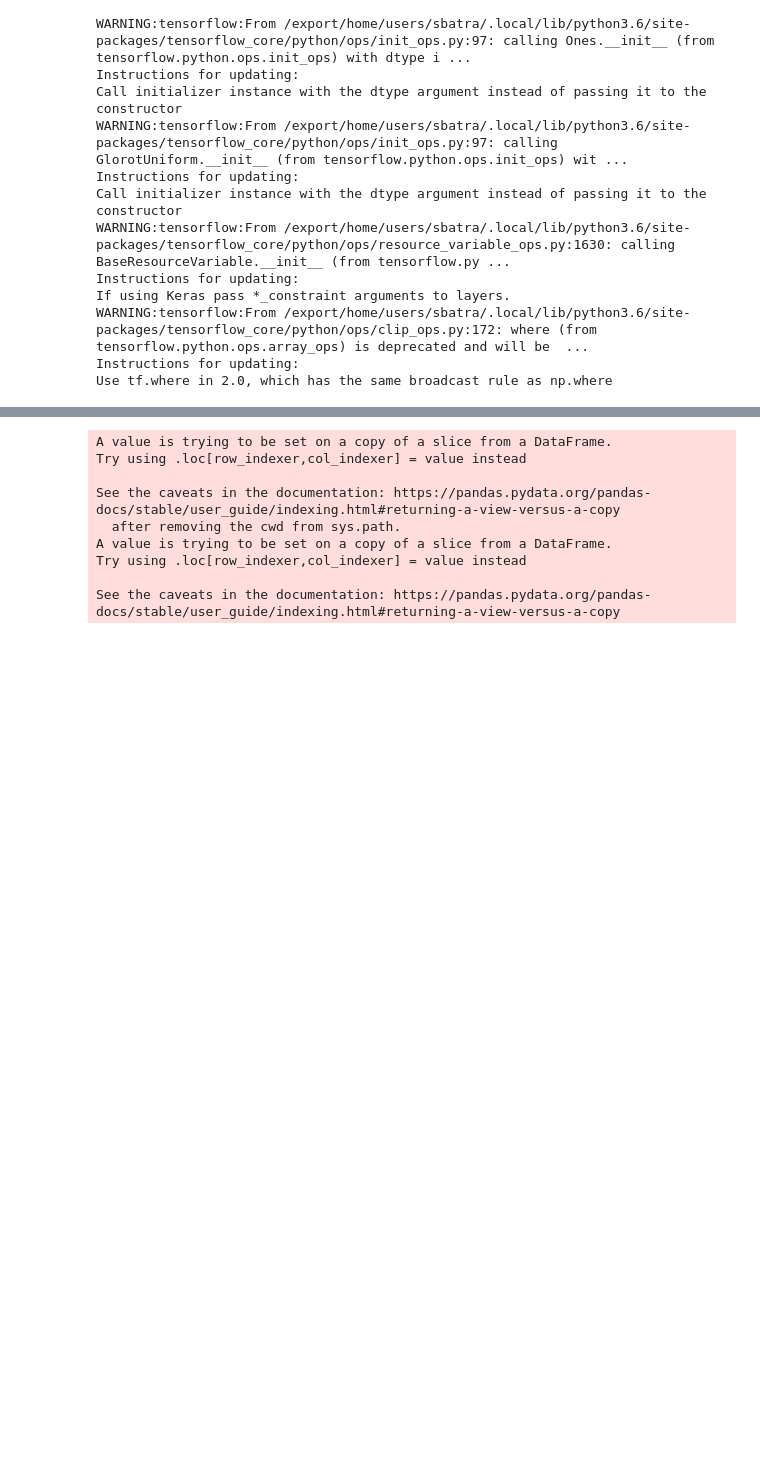
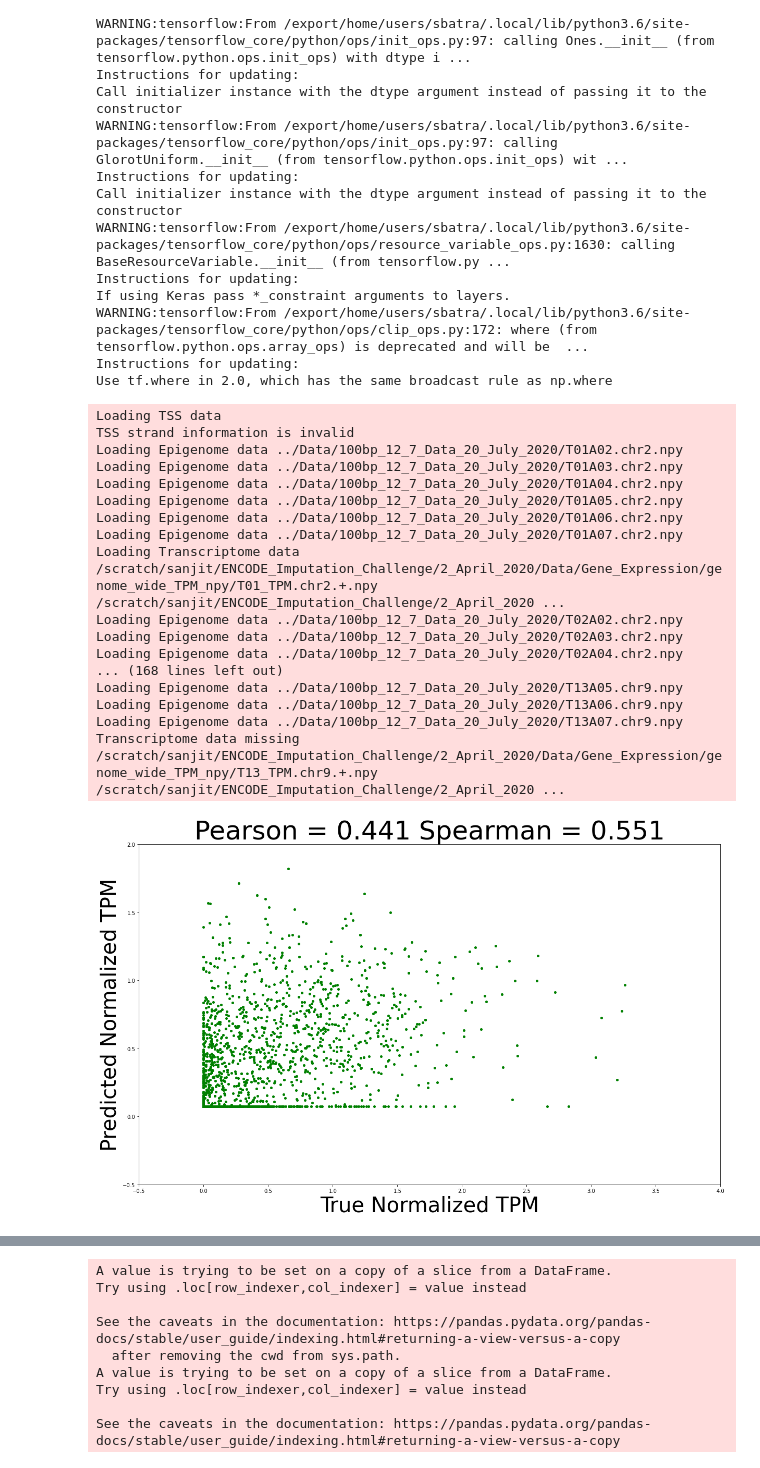
Before and after one commit to sanjitsbatra/deepENCODE, a Jupyter notebook: Test.ipynb, the cells around one changed output, grey strips where cells are left out. Saved outputs shown, nothing was run; the diff lists cells and outputs as text; code cells hidden in the pictures; blank space fills up the shorter version.

Commit message:
Implemented MLE loss, incorporated HEK293T Avocado as T13 for inference (no RNA-seq labels) and added visualizations to Inference notebook

```diff
--- a/Test.ipynb
+++ b/Test.ipynb
@@ -16,14 +17,11 @@ window_size = 41
 Using TensorFlow backend.
 # %%
 # Prepare model to perform inference with
-trained_model_path = "../Models/Run_Transcriptome_only_TSS_log10p1TPM_transcriptome_41_16_5_0.0.model-30.hdf5"
+trained_model_path = "../Models/Run_Transcriptome_TSS_only_log10p1TPM_H3K27ac_only_transcriptome_41_32_6_0.0.model-200.hdf5"
 trained_model = load_model(trained_model_path)
 
-# trained_model_path = "../Models/Run_Transcriptome_only_TSS_log10p1TPM_MLE_lr-4_transcriptome_41_16_5_0.0.model-30.hdf5"
+# trained_model_path = "../Models/Run_transcriptome_101_16_10_0.0_mle_genome_wide.model-150.hdf5"
 # trained_model = load_model(trained_model_path, custom_objects={'maximum_likelihood_loss': maximum_likelihood_loss})
-
-# trained_model_path = "../Models/Run_Transcriptome_genome_wide_log10p1TPM_MSE_transcriptome_41_16_5_0.0.model-100.hdf5"
-# trained_model = load_model(trained_model_path)
 # %% [output]
 WARNING:tensorflow:From /export/home/users/sbatra/.local/lib/python3.6/site-packages/tensorflow_core/python/ops/init_ops.py:97: calling Zeros.__init__ (from tensorflow.python.ops.init_ops) with dtype  ...
 Instructions for updating:
@@ -45,38 +43,57 @@ Use tf.where in 2.0, which has the same broadcast rule as np.where
 test_generator = TranscriptomeGenerator(window_size,
                    1,
                    shuffle=False,
-                   mode='testing',
+                   mode='testing'+'TSS_only',
                    masking_probability=0.0)
 
 H3K27ac_max = []
 
 np.set_printoptions(precision=3, suppress=True)
 yTrue = []
 yPred = []
 for i in tqdm(range(2000)):
 
     X, Y = test_generator.__getitem__(i)
 
     H3K27ac_max.append(np.max(X[:, :, 2]))
 
     yPred_value = trained_model.predict(X)
 #     print(yPred_value)
     yTrue.append(Y[0][0])
     yPred.append(yPred_value[0][0])
 #     print(i, Y, yPred, np.asarray(yPred).shape, "\n")
 # print(list(zip(yTrue, yPred)))
 
 pc, _ = pearsonr(yTrue, yPred)
 sc, _ = spearmanr(yTrue, yPred)
 # print("Pearson =", round(pc, 3), "Spearman =", round(sc, 3))
 
 plt.rcParams["figure.figsize"] = (20, 12)
 plt.plot(yTrue, yPred, 'o', markersize=4, color='green')
 plt.xlabel("True Normalized TPM", size=40)
 plt.ylabel("Predicted Normalized TPM", size=40)
-plt.xlim(-4, 4)
-plt.ylim(-1, 1)
+plt.xlim(-0.5, 4)
+plt.ylim(-0.5, 2)
 plt.title("Pearson = "+str(round(pc, 3))+" Spearman = "+str(round(sc, 3)), size=50)
 plt.show()
+# %% [output]
+Loading TSS data
+TSS strand information is invalid
+Loading Epigenome data ../Data/100bp_12_7_Data_20_July_2020/T01A02.chr2.npy
+Loading Epigenome data ../Data/100bp_12_7_Data_20_July_2020/T01A03.chr2.npy
+Loading Epigenome data ../Data/100bp_12_7_Data_20_July_2020/T01A04.chr2.npy
+Loading Epigenome data ../Data/100bp_12_7_Data_20_July_2020/T01A05.chr2.npy
+Loading Epigenome data ../Data/100bp_12_7_Data_20_July_2020/T01A06.chr2.npy
+Loading Epigenome data ../Data/100bp_12_7_Data_20_July_2020/T01A07.chr2.npy
+Loading Transcriptome data /scratch/sanjit/ENCODE_Imputation_Challenge/2_April_2020/Data/Gene_Expression/genome_wide_TPM_npy/T01_TPM.chr2.+.npy /scratch/sanjit/ENCODE_Imputation_Challenge/2_April_2020 ...
+Loading Epigenome data ../Data/100bp_12_7_Data_20_July_2020/T02A02.chr2.npy
+Loading Epigenome data ../Data/100bp_12_7_Data_20_July_2020/T02A03.chr2.npy
+Loading Epigenome data ../Data/100bp_12_7_Data_20_July_2020/T02A04.chr2.npy
+... (168 lines left out)
+Loading Epigenome data ../Data/100bp_12_7_Data_20_July_2020/T13A05.chr9.npy
+Loading Epigenome data ../Data/100bp_12_7_Data_20_July_2020/T13A06.chr9.npy
+Loading Epigenome data ../Data/100bp_12_7_Data_20_July_2020/T13A07.chr9.npy
+Transcriptome data missing /scratch/sanjit/ENCODE_Imputation_Challenge/2_April_2020/Data/Gene_Expression/genome_wide_TPM_npy/T13_TPM.chr9.+.npy /scratch/sanjit/ENCODE_Imputation_Challenge/2_April_2020 ...
+[figure, added]
 # %%
 # Pre-compute the epigenetic features for a few exemplar genes
```
Also changed, not shown: parts of 6 cells of this notebook, 3 other files.
